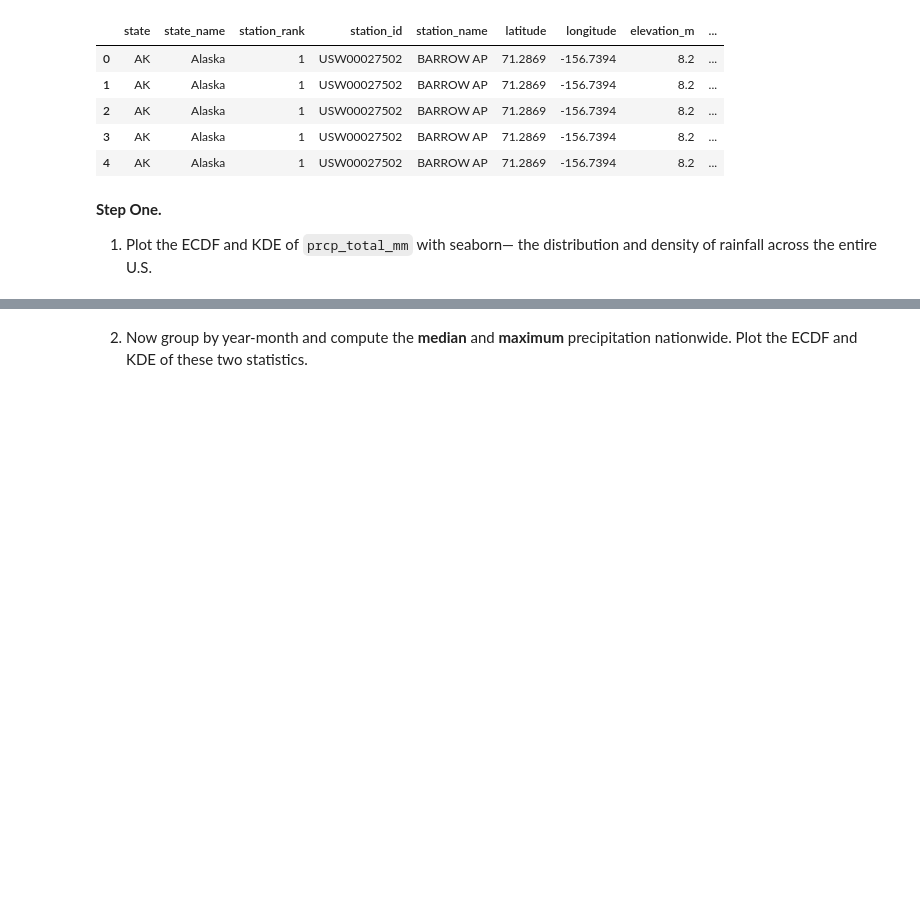
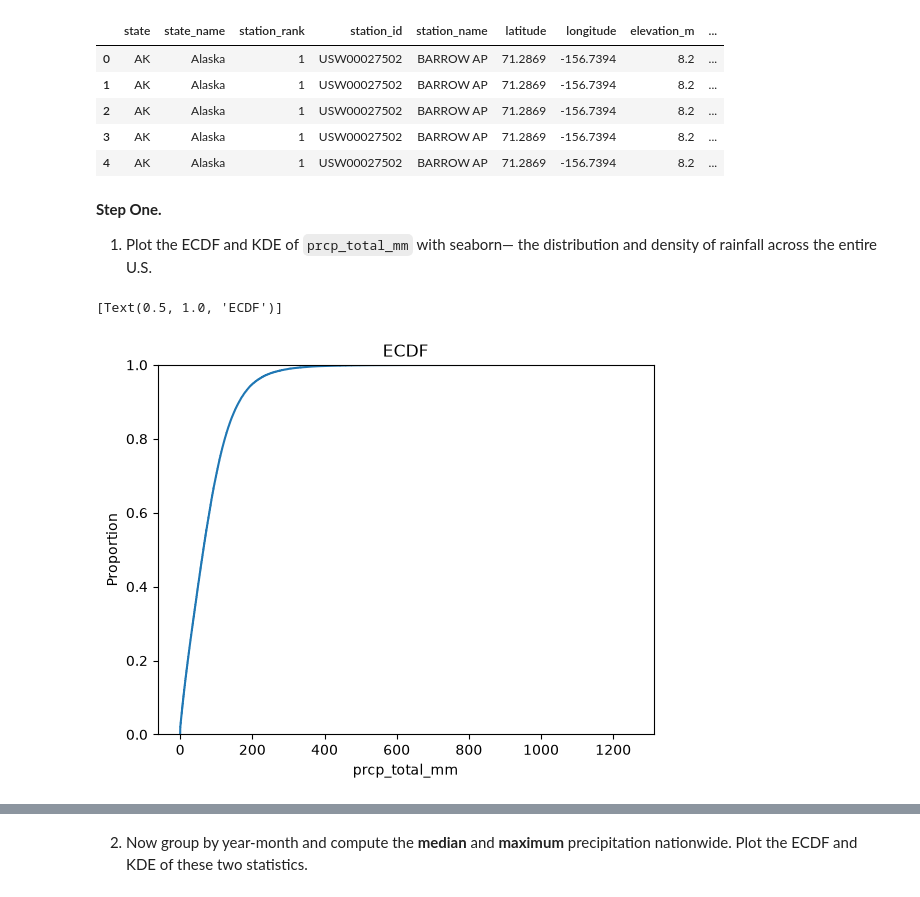
Before and after one commit to hdykens/UU_Lab_Repo, a Jupyter notebook: lab_05/lab_05.ipynb, the cells around one changed output, grey strips where cells are left out. Drawn from its saved outputs; the diff is of its cells as text; code cells hidden in the pictures; blank space fills up the shorter version.

```diff
--- a/lab_05/lab_05.ipynb
+++ b/lab_05/lab_05.ipynb
@@ -122,3 +124,8 @@ df.head()
 # %% [markdown]
 **Step One.**
 1. Plot the ECDF and KDE of `prcp_total_mm` with seaborn— the distribution and density of rainfall across the entire U.S.
+# %%
+sns.ecdfplot(data=df, x='prcp_total_mm').set(title="ECDF")
+# %% [output]
+[Text(0.5, 1.0, 'ECDF')]
+[figure, added]
```
Also changed, not shown: parts of 11 cells of this notebook.
